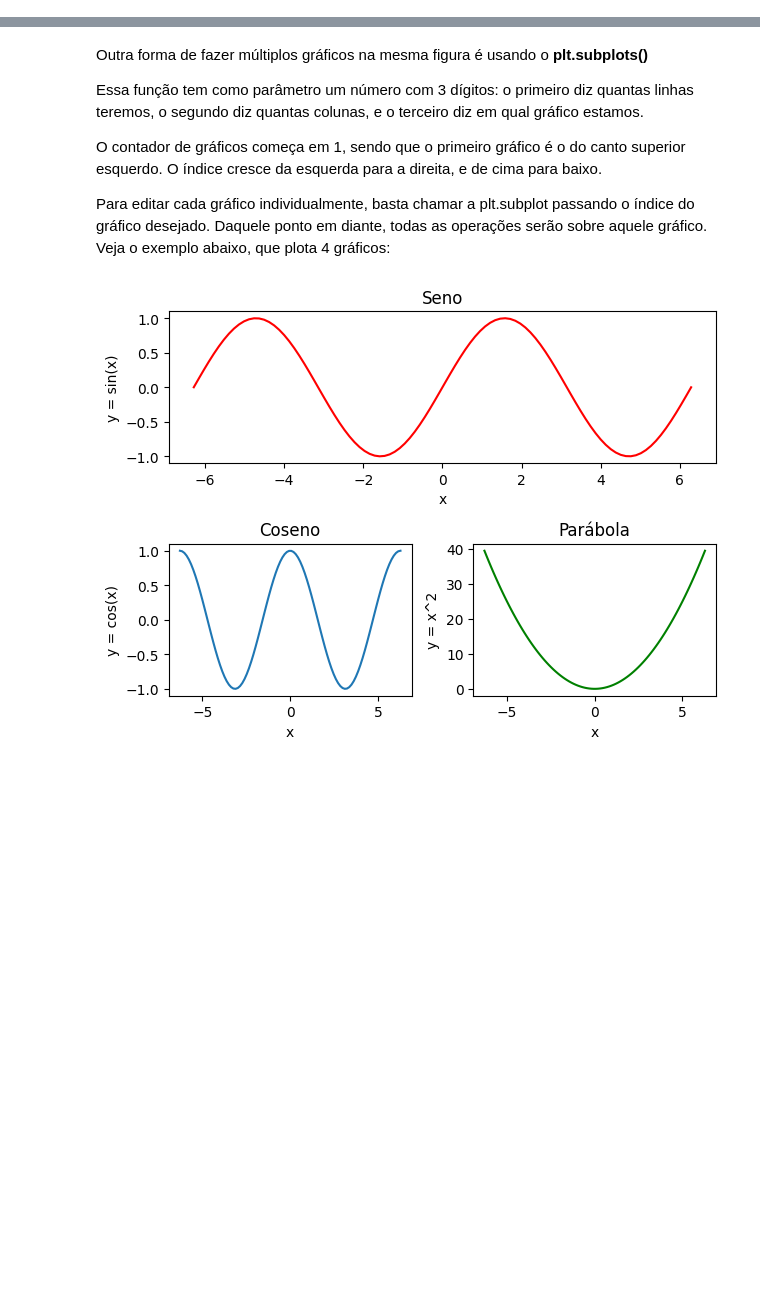
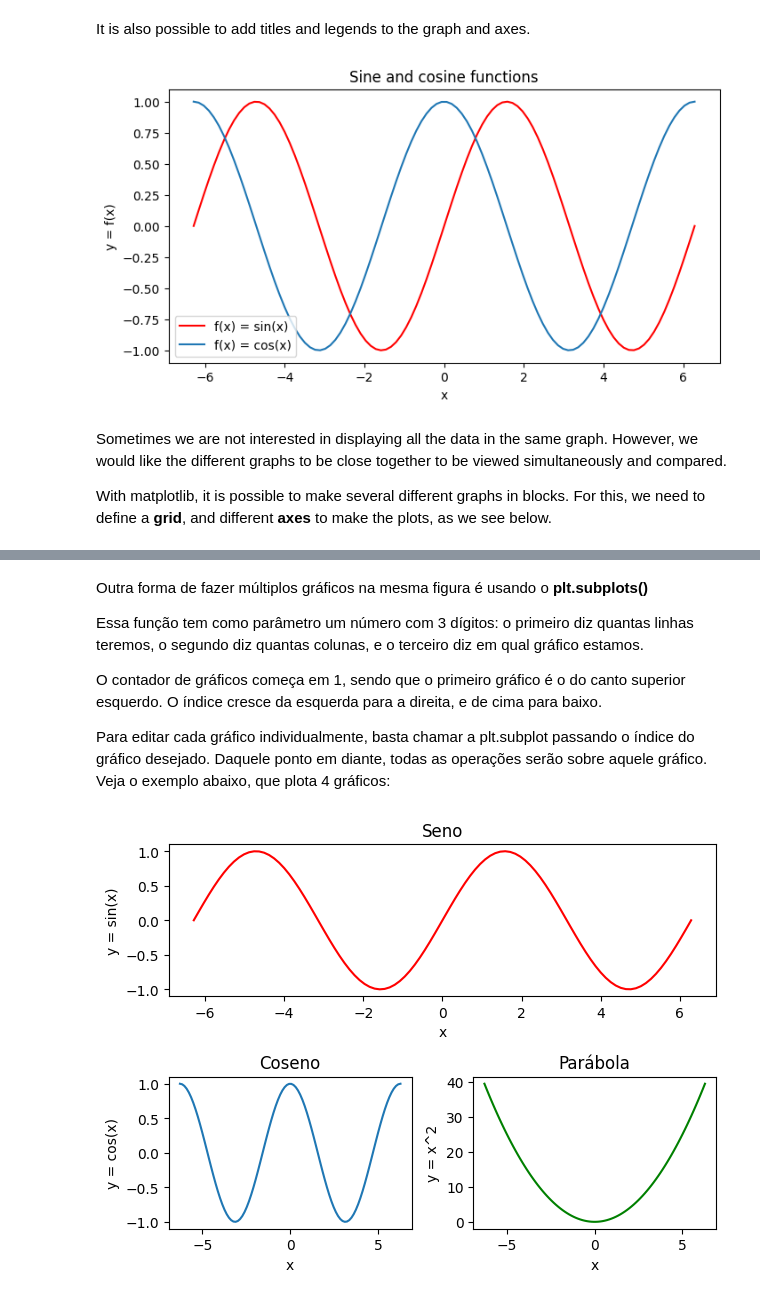
Before and after one commit to themarcosf/machine-learning-AZ, a Jupyter notebook: dataviz.ipynb, the cells around one changed output, grey strips where cells are left out. Drawn from its saved outputs; the diff is of its cells as text; code cells hidden in the pictures; blank space fills up the shorter version.

Commit message:
several reviews, changes, etc

```diff
--- a/dataviz.ipynb
+++ b/dataviz.ipynb
@@ -316,0 +81,21 @@ plt.show()
+# %% [markdown]
+It is also possible to add titles and legends to the graph and axes.
+# %%
+plt.figure(figsize=(8,4))
+plt.title("Sine and cosine functions")
+
+plt.plot(x, np.sin(x), label = "f(x) = sin(x)", color="red")
+plt.plot(x, np.cos(x), label = "f(x) = cos(x)")
+
+plt.legend()
+
+plt.xlabel("x")
+plt.ylabel("y = f(x)")
+
+plt.show();
+# %% [output]
+[figure, added]
+# %% [markdown]
+Sometimes we are not interested in displaying all the data in the same graph. However, we would like the different graphs to be close together to be viewed simultaneously and compared.
+
+With matplotlib, it is possible to make several different graphs in blocks. For this, we need to define a **grid**, and different **axes** to make the plots, as we see below.
```
Also changed, not shown: parts of 52 cells of this notebook, 15 other files.
